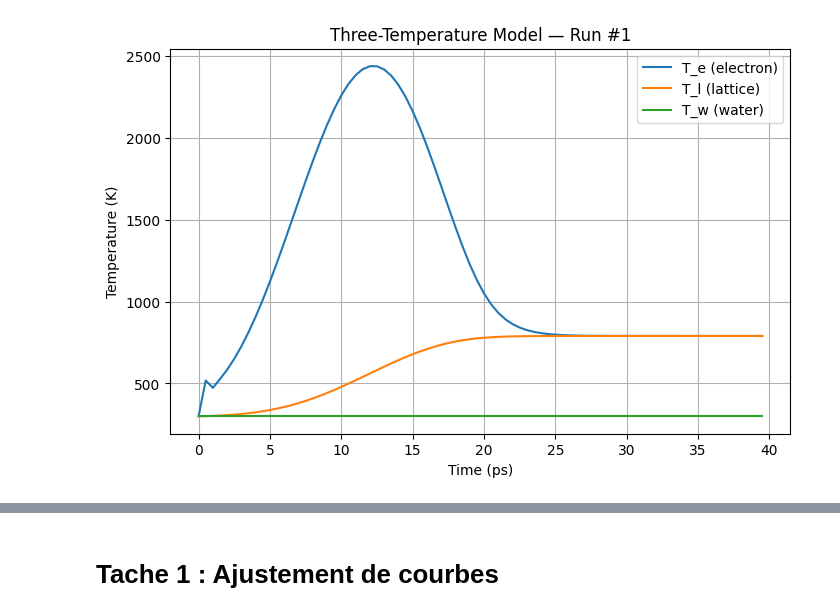
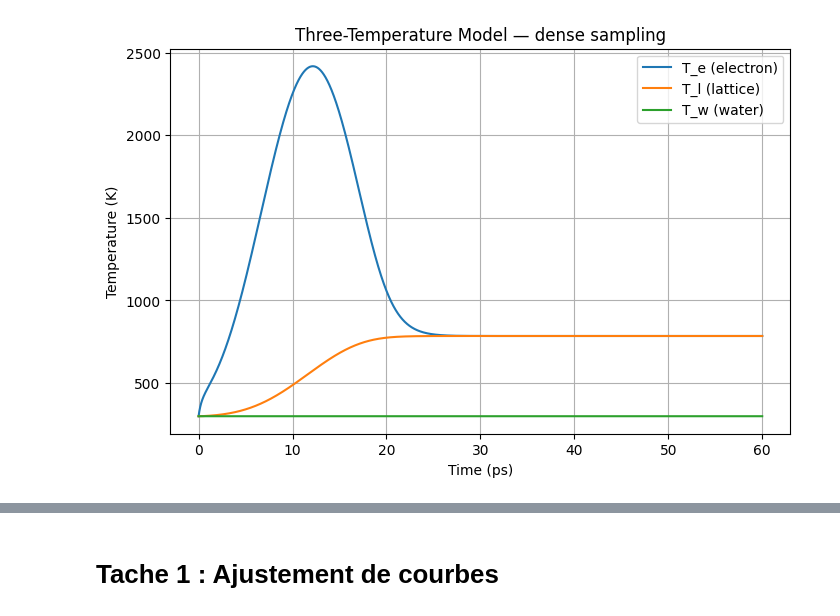
Before and after one commit to hassane-37/DeepLaser, a Jupyter notebook: deeplaser.ipynb, the cells around one changed output, grey strips where cells are left out. Cells and saved outputs as stored; diff of their text form; code cells hidden in the pictures.

Commit message:
increase the amount of data generated

```diff
--- a/deeplaser.ipynb
+++ b/deeplaser.ipynb
@@ -38,22 +38,25 @@ print(f" Usingggg device: {device}")
 # %%
+# === Génération de données haute résolution (~10 000 points) ===
+from datetime import datetime
+def log(msg): print(f"[{datetime.now().strftime('%H:%M:%S')}] {msg}")
+
 params = dict(
-    tau=1e-11,          # s
-    fluence=300.0,      # J/m^2
-    wavelength=400e-9,  # m
-    t_end=40e-12,       # s
-    steps_per_tau=20
+    tau=1e-11,           # s
+    fluence=300.0,       # J/m^2
+    wavelength=400e-9,   # m
+    t_end=60e-12,        # durée totale simulée
+    steps_per_tau=1600   # ⬅️ densité très élevée (~10k points)
 )
 
-time, Te, Ti, Tw, sigma_abs = generate_data(**params)
+log("Generating high-density data (~10k points)...")
+time, Te, Tl, Tw, sigma_abs = generate_data(**params)
 
-print(f"sigma_abs = {sigma_abs:.3e} m^2")
-print(f"points = {len(time)}, dt = {time[1]-time[0]:.3e} s")
+import pandas as pd, matplotlib.pyplot as plt, numpy as np
+data = pd.DataFrame({"time_s": time, "T_e_K": Te, "T_l_K": Tl, "T_w_K": Tw})
 
-data = pd.DataFrame({
-    "time_s": time,
-    "T_e_K": Te,
-    "T_l_K": Ti,
-    "T_w_K": Tw,
-})
-data.head()
+# Infos pratiques
+dt = float(time[1]-time[0]) if len(time) > 1 else float('nan')
+log(f"points = {len(time):,} | dt = {dt:.3e} s | t_end = {params['t_end']:.3e} s")
+log(f"sigma_abs = {sigma_abs:.3e} m^2")
+display(data.head())
 # %% [output]
@@ -68,11 +73,13 @@ points = 80, dt = 5.000e-13 s
 # %%
+# Plot de contrôle
 plt.figure(figsize=(8,5))
 plt.plot(data["time_s"]/1e-12, data["T_e_K"], label="T_e (electron)")
 plt.plot(data["time_s"]/1e-12, data["T_l_K"], label="T_l (lattice)")
 plt.plot(data["time_s"]/1e-12, data["T_w_K"], label="T_w (water)")
 plt.xlabel("Time (ps)")
 plt.ylabel("Temperature (K)")
-plt.title("Three-Temperature Model — Run #1")
+plt.title("Three-Temperature Model — dense sampling")
 plt.grid(True); plt.legend(); plt.show()
+log("Dense data plotted.")
 # %% [output]
-[figure, old version]
+[figure, new version]
```
Also changed, not shown: parts of 11 cells of this notebook.
